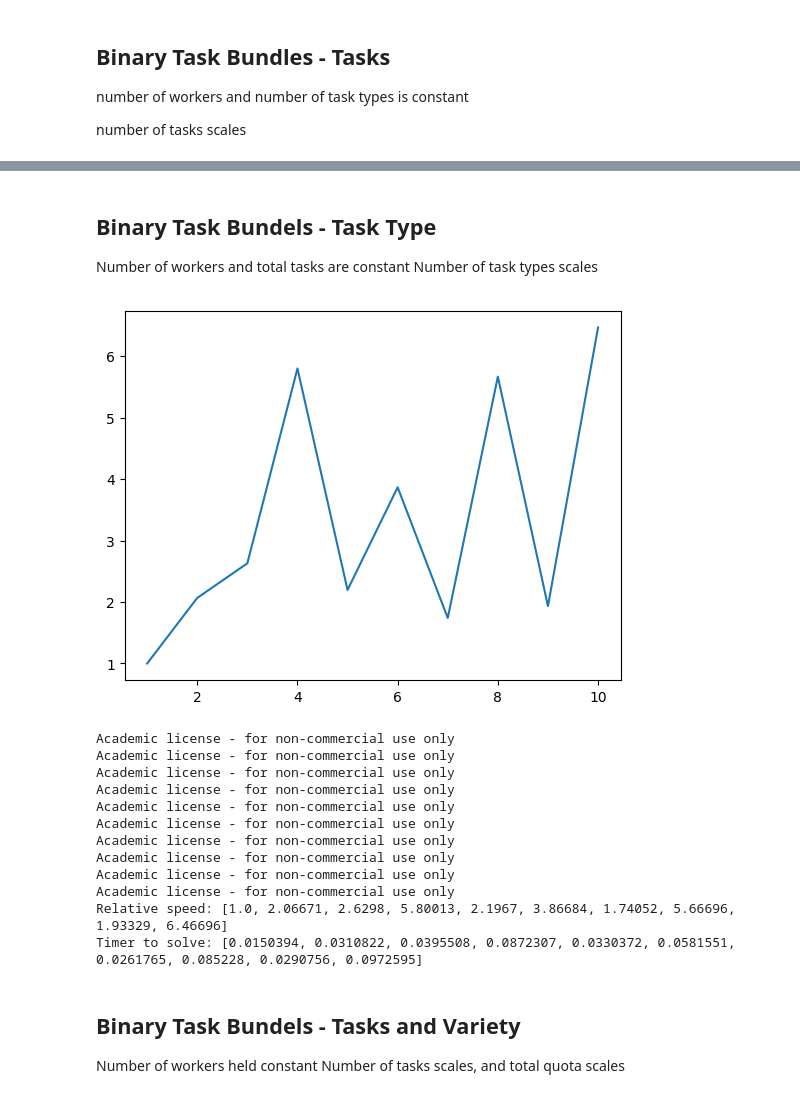
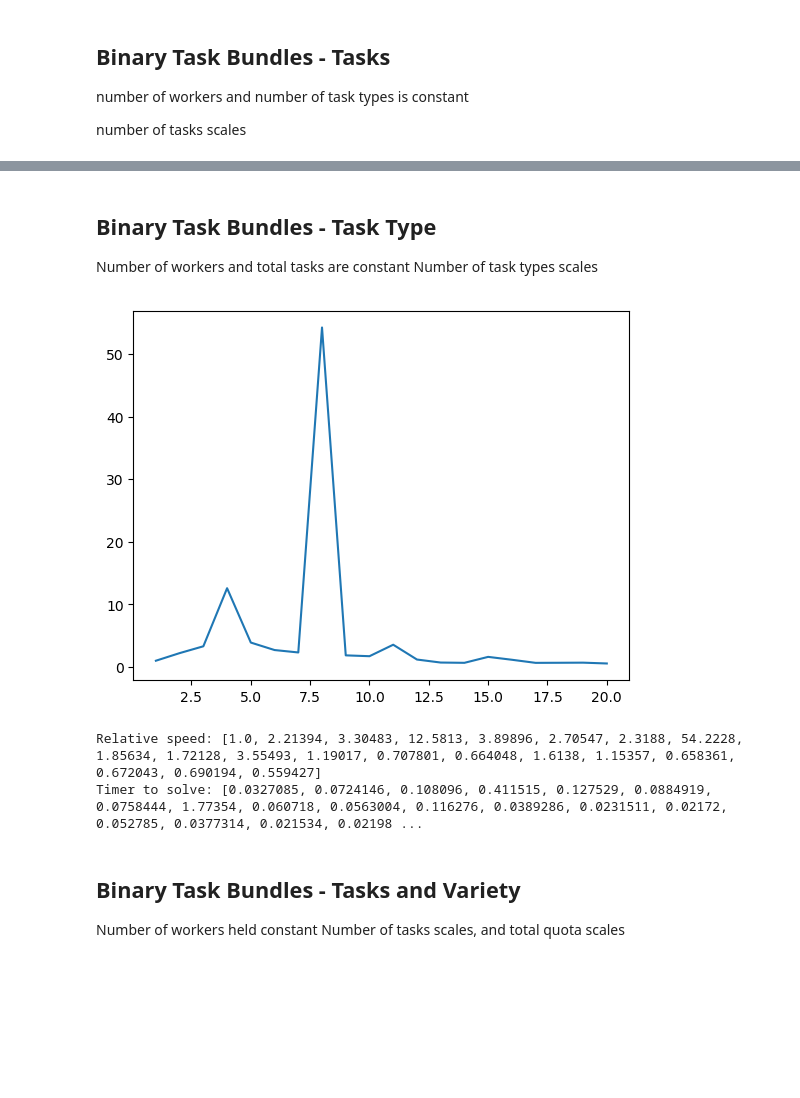
Before and after one commit to erinzm/ece524project, a Jupyter notebook: Timing Models.ipynb, the cells around one changed output, grey strips where cells are left out. Drawn from its saved outputs; the diff is of its cells as text; code cells hidden in the pictures; blank space fills up the shorter version.

Commit message:
timing models: more updates

```diff
--- a/Timing Models.ipynb
+++ b/Timing Models.ipynb
@@ -1,11 +1,13 @@
 # %%
-using JuMP, Gurobi
+using JuMP, Gurobi, PyPlot, ProgressMeter
+
+env = Gurobi.Env()
 
 function simpleModel(N,M)
     T = N #upper bound on project completion
 
     #m = Model(solver=CbcSolver)
-    m = Model(solver=GurobiSolver(OutputFlag=0))
+    m = Model(solver=GurobiSolver(env, OutputFlag=0))
 
     @variable(m, x[1:N, 1:M, 1:T], Bin)
     @variable(m, last)
@@ -45,7 +47,7 @@ function discreteTimeModel(N,W)
 
     ###############################
 
-    m = Model(solver=GurobiSolver(OutputFlag=0))
+    m = Model(solver=GurobiSolver(env, OutputFlag=0))
 
     @variable(m, x[1:n, 1:v, 1:w, 1:T], Bin) # true when a worker starts a task
     @variable(m, z[1:n, 1:v, 1:w, 1:T], Bin) #true if a worker is working on a task (extends x with task length)
@@ -104,7 +106,7 @@ function binaryTaskBundles(quotas, n_workers)
 
     ###############################
 
-    m = Model(solver=GurobiSolver(OutputFlag=0))
+    m = Model(solver=GurobiSolver(env, OutputFlag=0))
     @variable(m, work[1:n_workers, 1:m_tasks, 1:horizon], Bin)
     @variable(m, slowest_worker >= 0)
 
@@ -415,46 +343,33 @@ Timer to solve: [0.0320187, 0.0320091, 0.226522, 0.464083]
 # %% [markdown]
-## Binary Task Bundels - Task Type
+## Binary Task Bundles - Task Type
 Number of workers and total tasks are constant
 Number of task types scales
 # %%
-using JuMP, Gurobi, PyPlot, Cbc
-#scaleFactor = 20
-#averages = 5
 timer = zeros(scaleFactor)
 
 for p=1:averages
     # task, worker values
     N = 100
     W = 5
     timer[1] = timer[1] + binaryTaskBundles(N,W)
-    for u=2:scaleFactor
+    @showprogress "[$p]: " for u=2:scaleFactor
         N = round.(Int, 100/u * ones(u))
         timer[u] = timer[u] + binaryTaskBundles(N,W)
     end
 end
 
 timer= timer./averages
 speed = timer./timer[1]
 
 plot(1:scaleFactor,speed)
 println("Relative speed: ", speed)
 println("Timer to solve: ", timer)
 # %% [output]
-[figure, old version]
+[figure, new version]
-Academic license - for non-commercial use only
-Academic license - for non-commercial use only
-Academic license - for non-commercial use only
-Academic license - for non-commercial use only
-Academic license - for non-commercial use only
-Academic license - for non-commercial use only
-Academic license - for non-commercial use only
-Academic license - for non-commercial use only
-Academic license - for non-commercial use only
-Academic license - for non-commercial use only
-Relative speed: [1.0, 2.06671, 2.6298, 5.80013, 2.1967, 3.86684, 1.74052, 5.66696, 1.93329, 6.46696]
-Timer to solve: [0.0150394, 0.0310822, 0.0395508, 0.0872307, 0.0330372, 0.0581551, 0.0261765, 0.085228, 0.0290756, 0.0972595]
+Relative speed: [1.0, 2.21394, 3.30483, 12.5813, 3.89896, 2.70547, 2.3188, 54.2228, 1.85634, 1.72128, 3.55493, 1.19017, 0.707801, 0.664048, 1.6138, 1.15357, 0.658361, 0.672043, 0.690194, 0.559427]
+Timer to solve: [0.0327085, 0.0724146, 0.108096, 0.411515, 0.127529, 0.0884919, 0.0758444, 1.77354, 0.060718, 0.0563004, 0.116276, 0.0389286, 0.0231511, 0.02172, 0.052785, 0.0377314, 0.021534, 0.02198 ...
 # %% [markdown]
-## Binary Task Bundels - Tasks and Variety
+## Binary Task Bundles - Tasks and Variety
 Number of workers held constant
 Number of tasks scales, and total quota scales
 # %%
```
Also changed, not shown: parts of 10 cells of this notebook.
